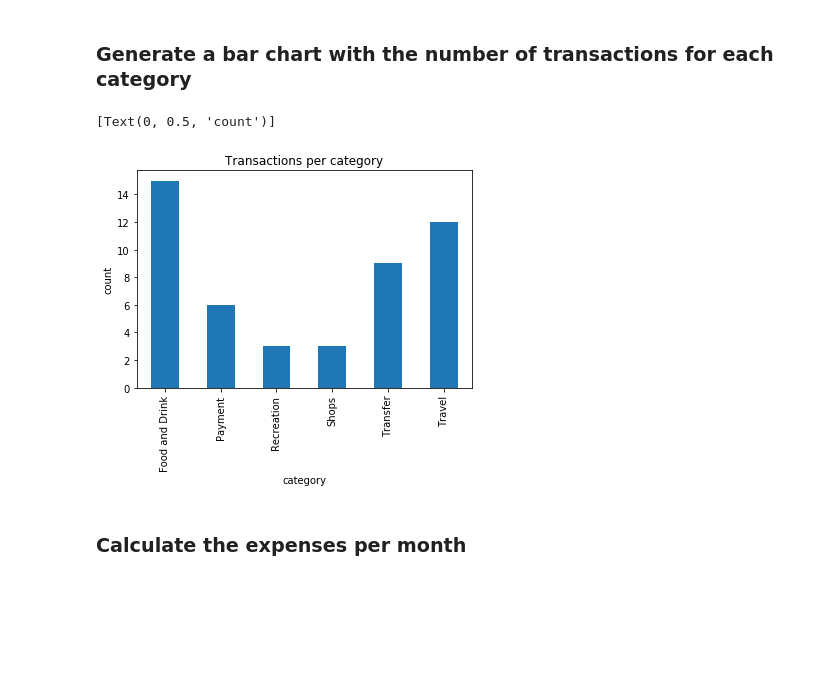
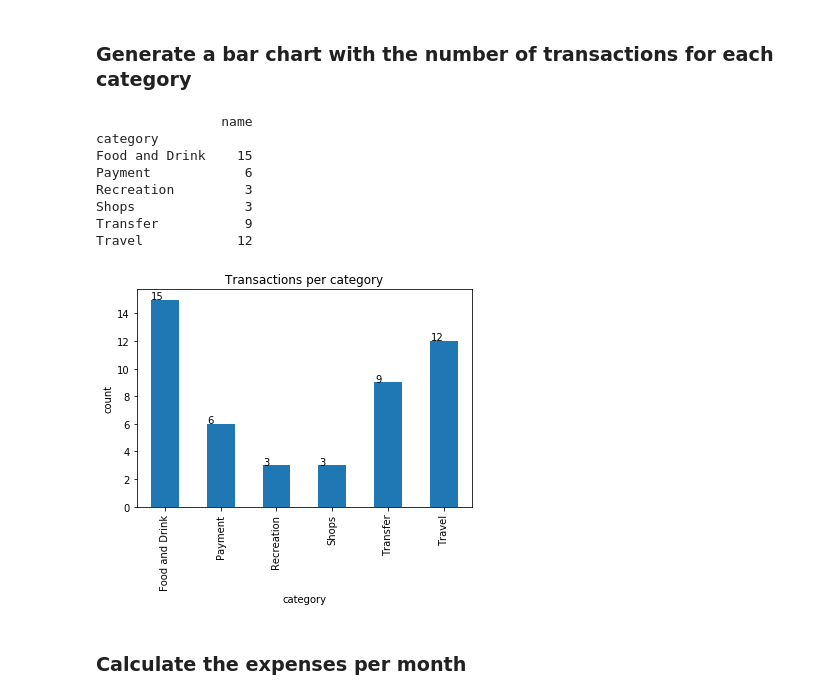
Before and after one commit to maitree7/Harold-Financial_Planning, a Jupyter notebook: Starter_Code/account_summary.ipynb, the cells around one changed output. Drawn from its saved outputs; the diff is of its cells as text; code cells hidden in the pictures; blank space fills up the shorter version.

```diff
--- a/Starter_Code/account_summary.ipynb
+++ b/Starter_Code/account_summary.ipynb
@@ -206,12 +214,23 @@ array([<matplotlib.axes._subplots.AxesSubplot object at 0x...>],
 ### Generate a bar chart with the number of transactions for each category
 # %%
 transactions_per_category = transaction_df.groupby('category').count()[['name']]
-transactions_per_category.columns = ['count']
+#transactions_per_category.columns = ['count']
+print(transactions_per_category[''])
 ax = transactions_per_category.plot.bar(title='Transactions per category', legend=False)
 ax.set(ylabel='count')
+
+for p in ax.patches:
+    ax.annotate(str(p.get_height()), (p.get_x() * 1.005, p.get_height() * 1.005))
 # %% [output]
-[Text(0, 0.5, 'count')]
+                name
+category
+Food and Drink    15
+Payment            6
+Recreation         3
+Shops              3
+Transfer           9
+Travel            12
-[figure, old version]
+[figure, new version]
 # %% [markdown]
 ### Calculate the expenses per month
 # %%
```
Also changed, not shown: parts of 2 cells of this notebook.
